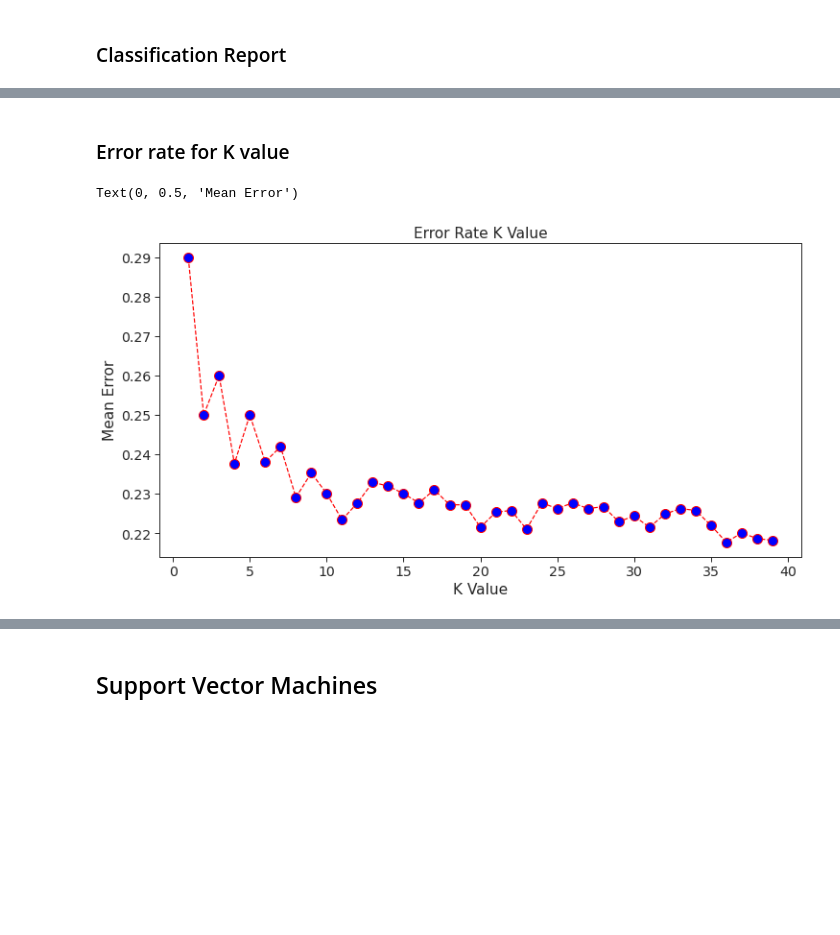
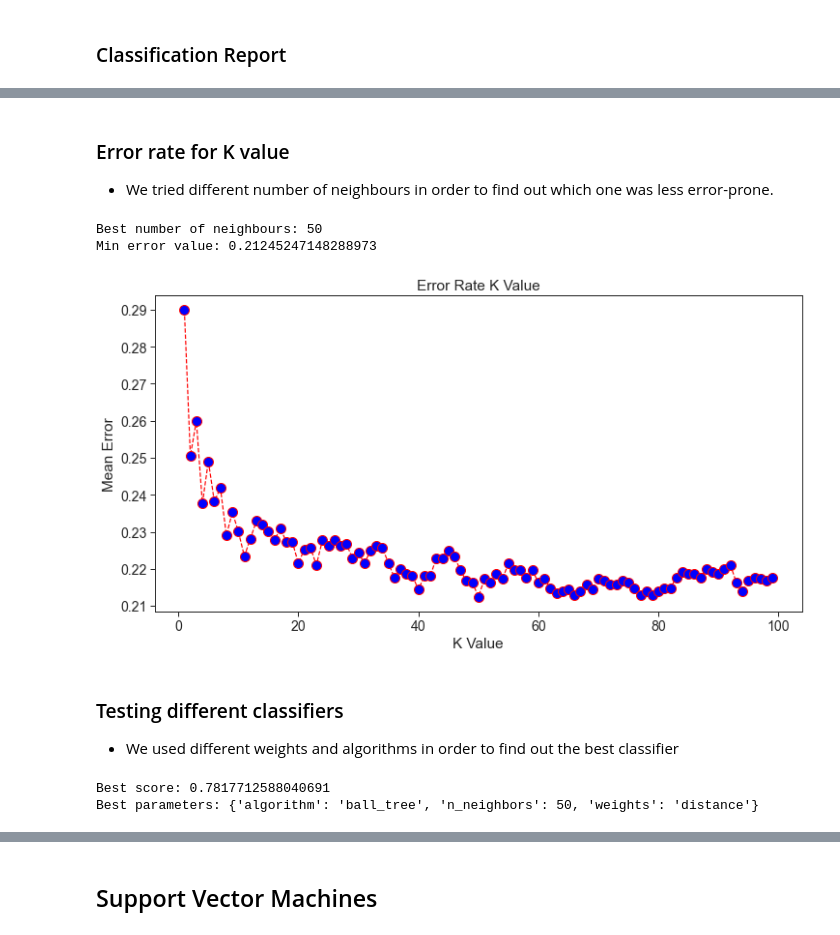
Before and after one commit to tiagoandre10/IA, a Jupyter notebook: Project_2/src/SupervisedLearning-TelcoCustomerChurn.ipynb, the cells around one changed output, grey strips where cells are left out. Saved outputs shown, nothing was run; the diff lists cells and outputs as text; code cells hidden in the pictures; blank space fills up the shorter version.

```diff
--- a/Project_2/src/SupervisedLearning-TelcoCustomerChurn.ipynb
+++ b/Project_2/src/SupervisedLearning-TelcoCustomerChurn.ipynb
@@ -250,21 +290,55 @@ classification_report_knn = sb.heatmap(pd.DataFrame(clf_report_knn).iloc[:-1, :]
-# %% [markdown]
-### Error rate for K value
+# %% [markdown]
+### Error rate for K value
+* We tried different number of neighbours in order to find out which one was less error-prone.
 # %%
 error = []
 
+min = 1
+bestNeighbours = 0
+
 # Calculating error for K values between 1 and 40
-for i in range(1, 40):
+for i in range(1, 100):
     knn = KNeighborsClassifier(n_neighbors=i)
     knn.fit(X_train, y_train)
     pred_i = knn.predict(X_test)
     error.append(np.mean(pred_i != y_test))
+    if(min > np.mean(pred_i != y_test)):
+        min = np.mean(pred_i != y_test)
+        bestNeighbours = i
+
 
 plt.figure(figsize=(12, 6))
-plt.plot(range(1, 40), error, color='red', linestyle='dashed', marker='o',
+plt.plot(range(1, 100), error, color='red', linestyle='dashed', marker='o',
          markerfacecolor='blue', markersize=10)
 plt.title('Error Rate K Value')
 plt.xlabel('K Value')
 plt.ylabel('Mean Error')
+
+print(f'Best number of neighbours: {bestNeighbours}' )
+print(f'Min error value: {min}')
 # %% [output]
-Text(0, 0.5, 'Mean Error')
+Best number of neighbours: 50
+Min error value: 0.21245247148288973
-[figure, old version]
+[figure, new version]
+# %% [markdown]
+### Testing different classifiers
+* We used different weights and algorithms in order to find out the best classifier
+# %%
+
+parameter_grid = {'n_neighbors': [50],
+                  'weights': ['uniform', 'distance'],
+                  'algorithm': ['auto', 'ball_tree', 'kd_tree', 'brute']}
+
+grid_search = GridSearchCV(KNeighborsClassifier(),
+                           param_grid=parameter_grid,
+                           cv=10)
+
+all_inputs = churn_data.values
+all_labels = churn_target.values
+
+grid_search.fit(all_inputs, all_labels)
+print('Best score: {}'.format(grid_search.best_score_))
+print('Best parameters: {}'.format(grid_search.best_params_))
+# %% [output]
+Best score: 0.7817712588040691
+Best parameters: {'algorithm': 'ball_tree', 'n_neighbors': 50, 'weights': 'distance'}
```
Also changed, not shown: parts of 27 cells of this notebook, 1 other file.
